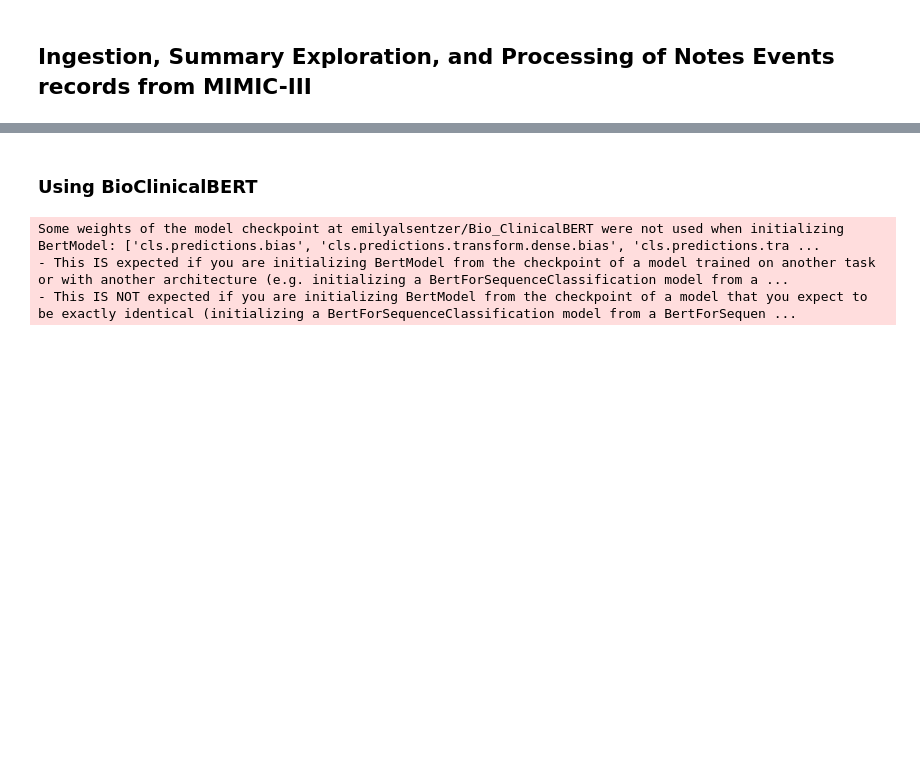
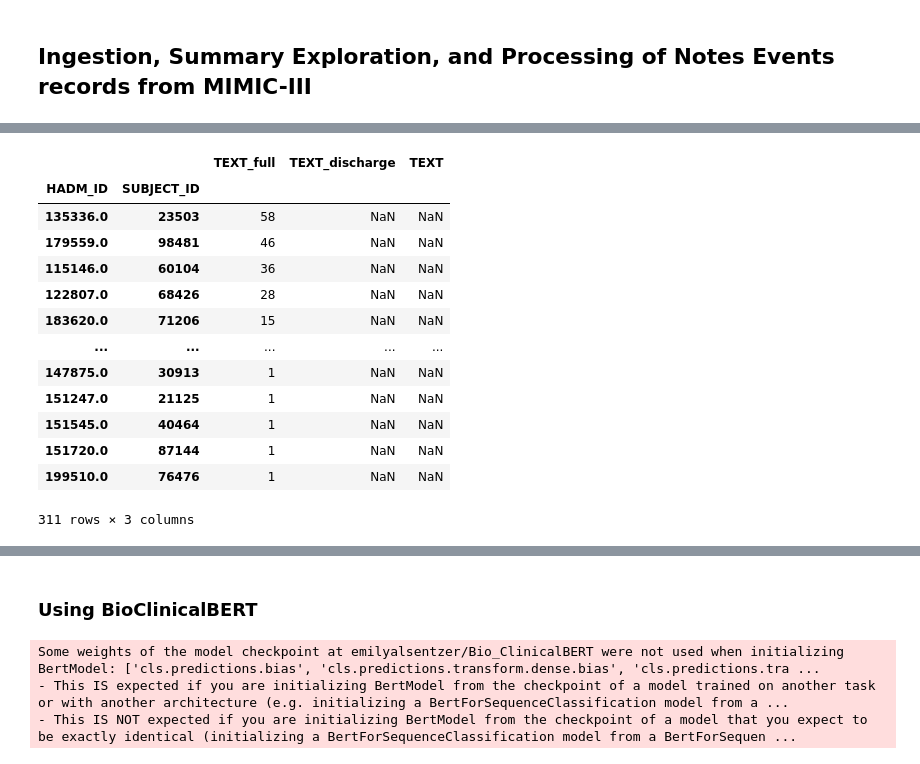
Before and after one commit to natalie-ayers/n2c2-track2-nlp-uchicago, a Jupyter notebook: noteevents_processing.ipynb, the cells around one changed output, grey strips where cells are left out. Cells and saved outputs as stored; diff of their text form; code cells hidden in the pictures; blank space fills up the shorter version.

```diff
--- a/noteevents_processing.ipynb
+++ b/noteevents_processing.ipynb
@@ -36,0 +62,18 @@ Characters in first note: 889
+# %%
+# records without discharge or nursing notes
+joined[(joined['TEXT'].isna()) & joined['TEXT_discharge'].isna()].sort_values('TEXT_full',ascending=False)
+# %% [output]
+|  |  | TEXT_full | TEXT_discharge | TEXT |
+| HADM_ID | SUBJECT_ID |  |  |  |
+| 135336.0 | 23503 | 58 | NaN | NaN |
+| 179559.0 | 98481 | 46 | NaN | NaN |
+| 115146.0 | 60104 | 36 | NaN | NaN |
+| 122807.0 | 68426 | 28 | NaN | NaN |
+| 183620.0 | 71206 | 15 | NaN | NaN |
+| ... | ... | ... | ... | ... |
+| 147875.0 | 30913 | 1 | NaN | NaN |
+| 151247.0 | 21125 | 1 | NaN | NaN |
+| 151545.0 | 40464 | 1 | NaN | NaN |
+| 151720.0 | 87144 | 1 | NaN | NaN |
+| 199510.0 | 76476 | 1 | NaN | NaN |
+311 rows × 3 columns
```
Also changed, not shown: parts of 23 cells of this notebook.
